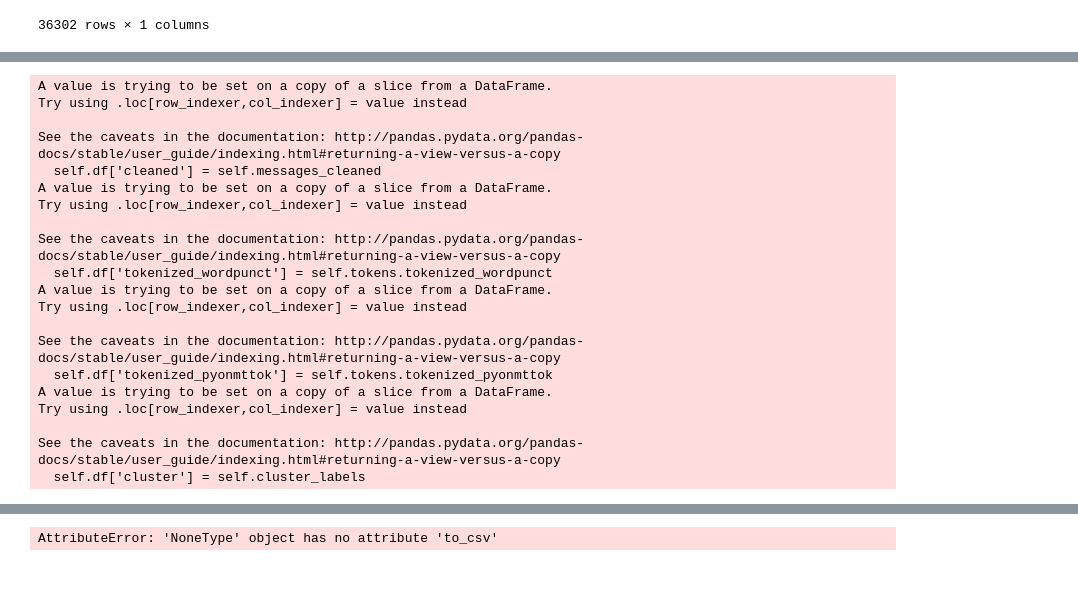
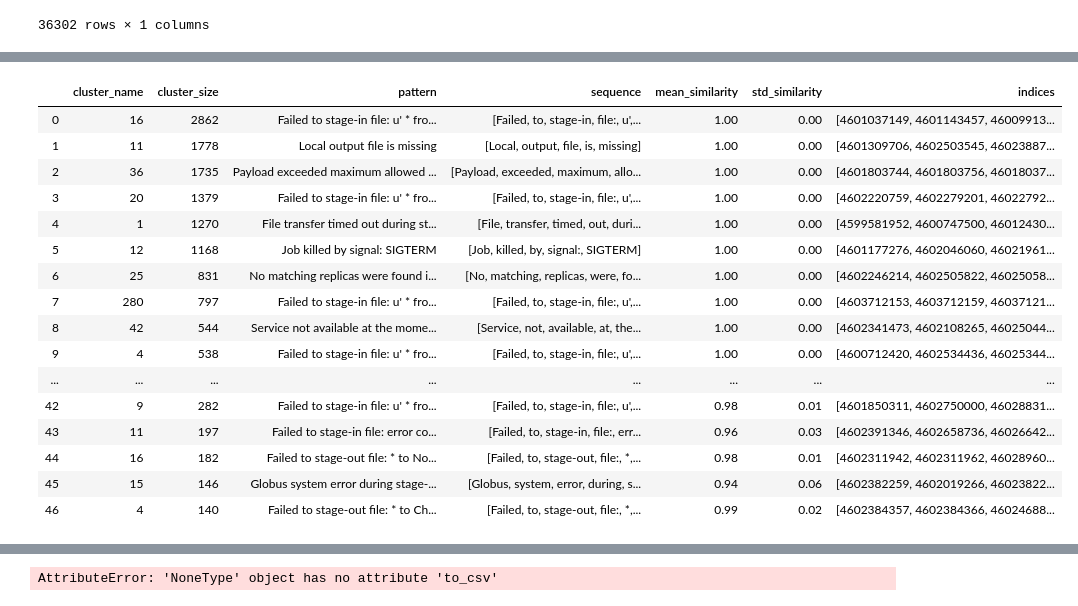
Before and after one commit to maria-grigorieva/ClusterLog, a Jupyter notebook: job_errors_analysis.ipynb, the cells around one changed output, grey strips where cells are left out. Drawn from its saved outputs; the diff is of its cells as text; code cells hidden in the pictures; blank space fills up the shorter version.

```diff
--- a/job_errors_analysis.ipynb
+++ b/job_errors_analysis.ipynb
@@ -100,27 +100,24 @@ ddm_errors.results
 # %%
 ddm_errors.results.to_csv('ddm_errors.csv')
 # %%
-pilot_errors = multistage.exec(pilot, 'piloterrordiag', 'pilot.model')
+pilot_errors = multistage.exec(pilot, 'piloterrordiag', 'pilot.model', 100)
-# %% [output]
-A value is trying to be set on a copy of a slice from a DataFrame.
-Try using .loc[row_indexer,col_indexer] = value instead
-
-See the caveats in the documentation: http://pandas.pydata.org/pandas-docs/stable/user_guide/indexing.html#returning-a-view-versus-a-copy
-  self.df['cleaned'] = self.messages_cleaned
-A value is trying to be set on a copy of a slice from a DataFrame.
-Try using .loc[row_indexer,col_indexer] = value instead
-
-See the caveats in the documentation: http://pandas.pydata.org/pandas-docs/stable/user_guide/indexing.html#returning-a-view-versus-a-copy
-  self.df['tokenized_wordpunct'] = self.tokens.tokenized_wordpunct
-A value is trying to be set on a copy of a slice from a DataFrame.
-Try using .loc[row_indexer,col_indexer] = value instead
-
-See the caveats in the documentation: http://pandas.pydata.org/pandas-docs/stable/user_guide/indexing.html#returning-a-view-versus-a-copy
-  self.df['tokenized_pyonmttok'] = self.tokens.tokenized_pyonmttok
-A value is trying to be set on a copy of a slice from a DataFrame.
-Try using .loc[row_indexer,col_indexer] = value instead
-
-See the caveats in the documentation: http://pandas.pydata.org/pandas-docs/stable/user_guide/indexing.html#returning-a-view-versus-a-copy
-  self.df['cluster'] = self.cluster_labels
 # %%
-pilot_errors.results
+pilot_errors.clusters
+# %% [output]
+|  | cluster_name | cluster_size | pattern | sequence | mean_similarity | std_similarity | indices |
+| 0 | 16 | 2862 | Failed to stage-in file: u' * fro... | [Failed, to, stage-in, file:, u',... | 1.00 | 0.00 | [4601037149, 4601143457, 46009913... |
+| 1 | 11 | 1778 | Local output file is missing | [Local, output, file, is, missing] | 1.00 | 0.00 | [4601309706, 4602503545, 46023887... |
+| 2 | 36 | 1735 | Payload exceeded maximum allowed ... | [Payload, exceeded, maximum, allo... | 1.00 | 0.00 | [4601803744, 4601803756, 46018037... |
+| 3 | 20 | 1379 | Failed to stage-in file: u' * fro... | [Failed, to, stage-in, file:, u',... | 1.00 | 0.00 | [4602220759, 4602279201, 46022792... |
+| 4 | 1 | 1270 | File transfer timed out during st... | [File, transfer, timed, out, duri... | 1.00 | 0.00 | [4599581952, 4600747500, 46012430... |
+| 5 | 12 | 1168 | Job killed by signal: SIGTERM | [Job, killed, by, signal:, SIGTERM] | 1.00 | 0.00 | [4601177276, 4602046060, 46021961... |
+| 6 | 25 | 831 | No matching replicas were found i... | [No, matching, replicas, were, fo... | 1.00 | 0.00 | [4602246214, 4602505822, 46025058... |
+| 7 | 280 | 797 | Failed to stage-in file: u' * fro... | [Failed, to, stage-in, file:, u',... | 1.00 | 0.00 | [4603712153, 4603712159, 46037121... |
+| 8 | 42 | 544 | Service not available at the mome... | [Service, not, available, at, the... | 1.00 | 0.00 | [4602341473, 4602108265, 46025044... |
+| 9 | 4 | 538 | Failed to stage-in file: u' * fro... | [Failed, to, stage-in, file:, u',... | 1.00 | 0.00 | [4600712420, 4602534436, 46025344... |
+| ... | ... | ... | ... | ... | ... | ... | ... |
+| 42 | 9 | 282 | Failed to stage-in file: u' * fro... | [Failed, to, stage-in, file:, u',... | 0.98 | 0.01 | [4601850311, 4602750000, 46028831... |
+| 43 | 11 | 197 | Failed to stage-in file: error co... | [Failed, to, stage-in, file:, err... | 0.96 | 0.03 | [4602391346, 4602658736, 46026642... |
+| 44 | 16 | 182 | Failed to stage-out file: * to No... | [Failed, to, stage-out, file:, *,... | 0.98 | 0.01 | [4602311942, 4602311962, 46028960... |
+| 45 | 15 | 146 | Globus system error during stage-... | [Globus, system, error, during, s... | 0.94 | 0.06 | [4602382259, 4602019266, 46023822... |
+| 46 | 4 | 140 | Failed to stage-out file: * to Ch... | [Failed, to, stage-out, file:, *,... | 0.99 | 0.02 | [4602384357, 4602384366, 46024688... |
```
Also changed, not shown: parts of 7 cells of this notebook, 4 other files.
